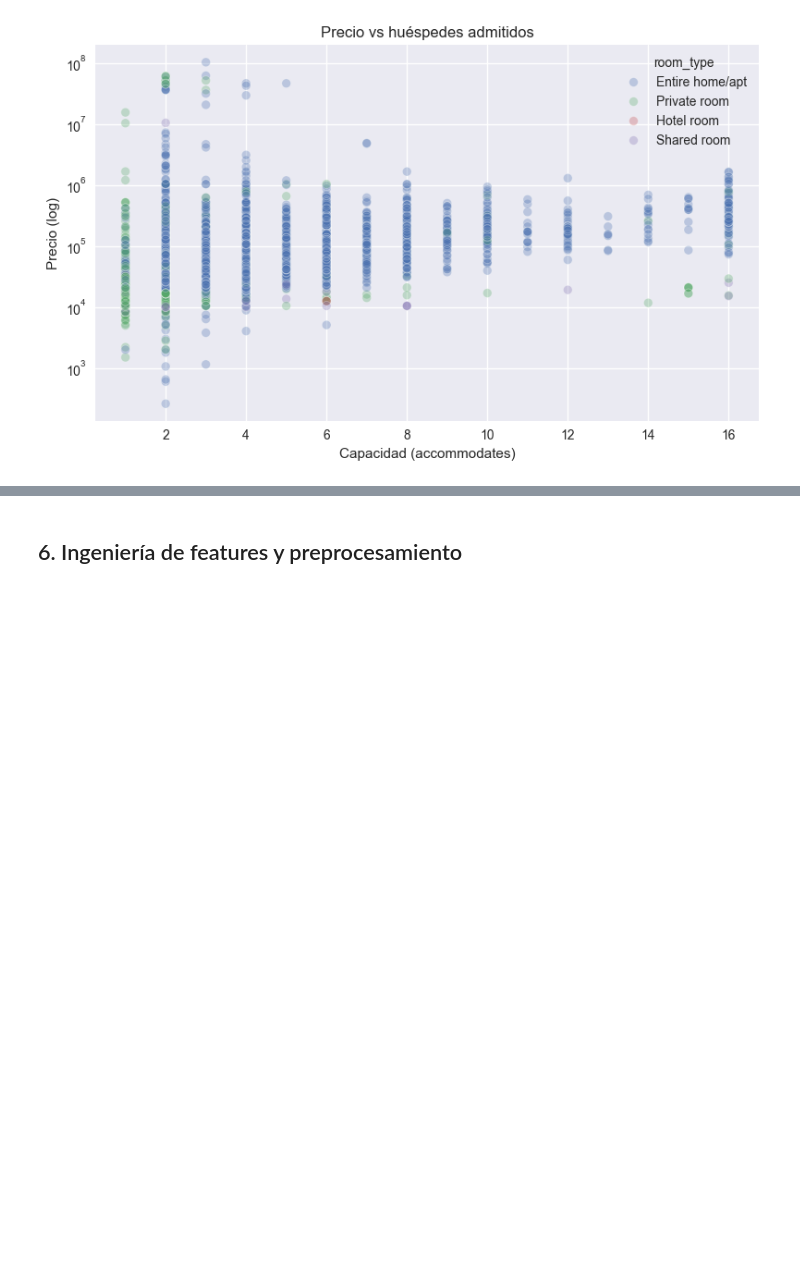
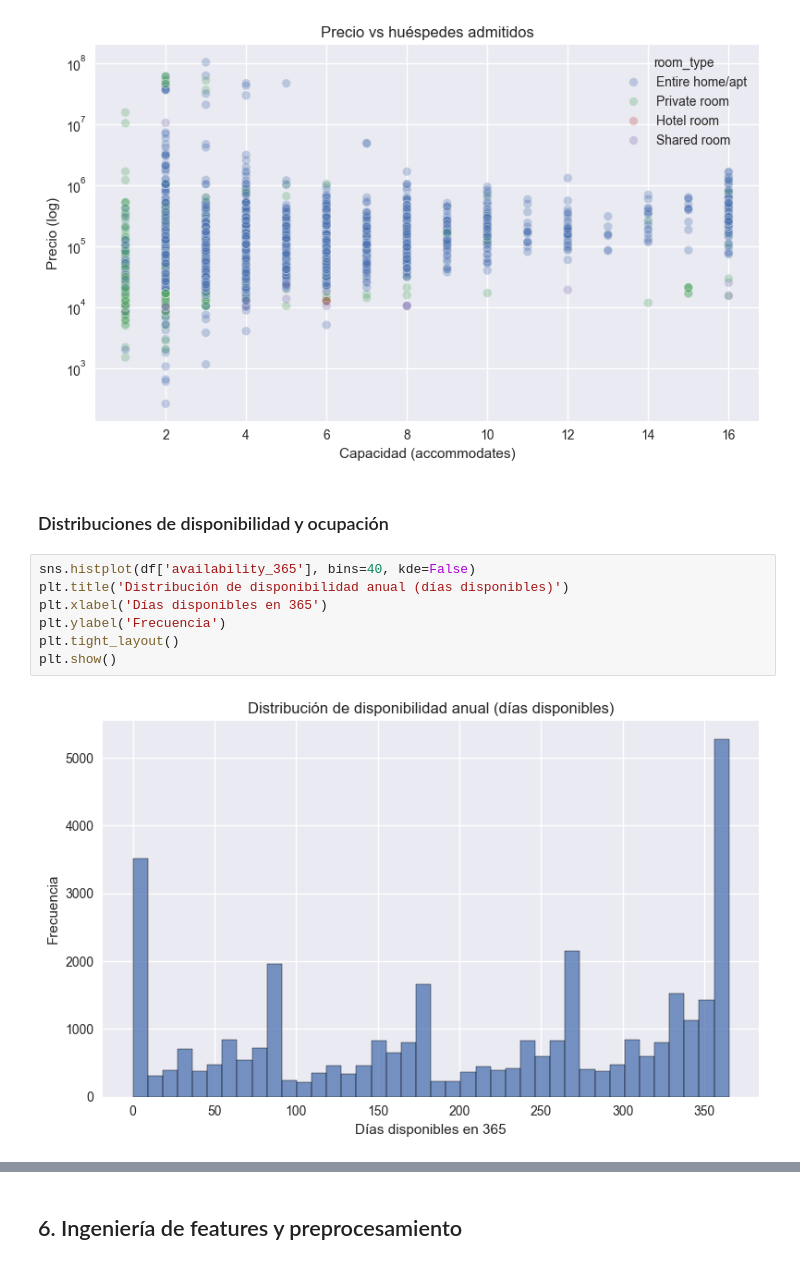
Before and after one commit to spardo83/ceia_analisis_datos, a Jupyter notebook: tp.ipynb, the cells around one changed output, grey strips where cells are left out. Cells and saved outputs as stored; diff of their text form; blank space fills up the shorter version.

```diff
--- a/tp.ipynb
+++ b/tp.ipynb
@@ -237,3 +237,14 @@ plt.tight_layout()
 plt.show()
 # %% [output]
 [figure]
+# %% [markdown]
+### Distribuciones de disponibilidad y ocupación
+# %%
+sns.histplot(df['availability_365'], bins=40, kde=False)
+plt.title('Distribución de disponibilidad anual (días disponibles)')
+plt.xlabel('Días disponibles en 365')
+plt.ylabel('Frecuencia')
+plt.tight_layout()
+plt.show()
+# %% [output]
+[figure, added]
```
Also changed, not shown: parts of 20 cells of this notebook.
